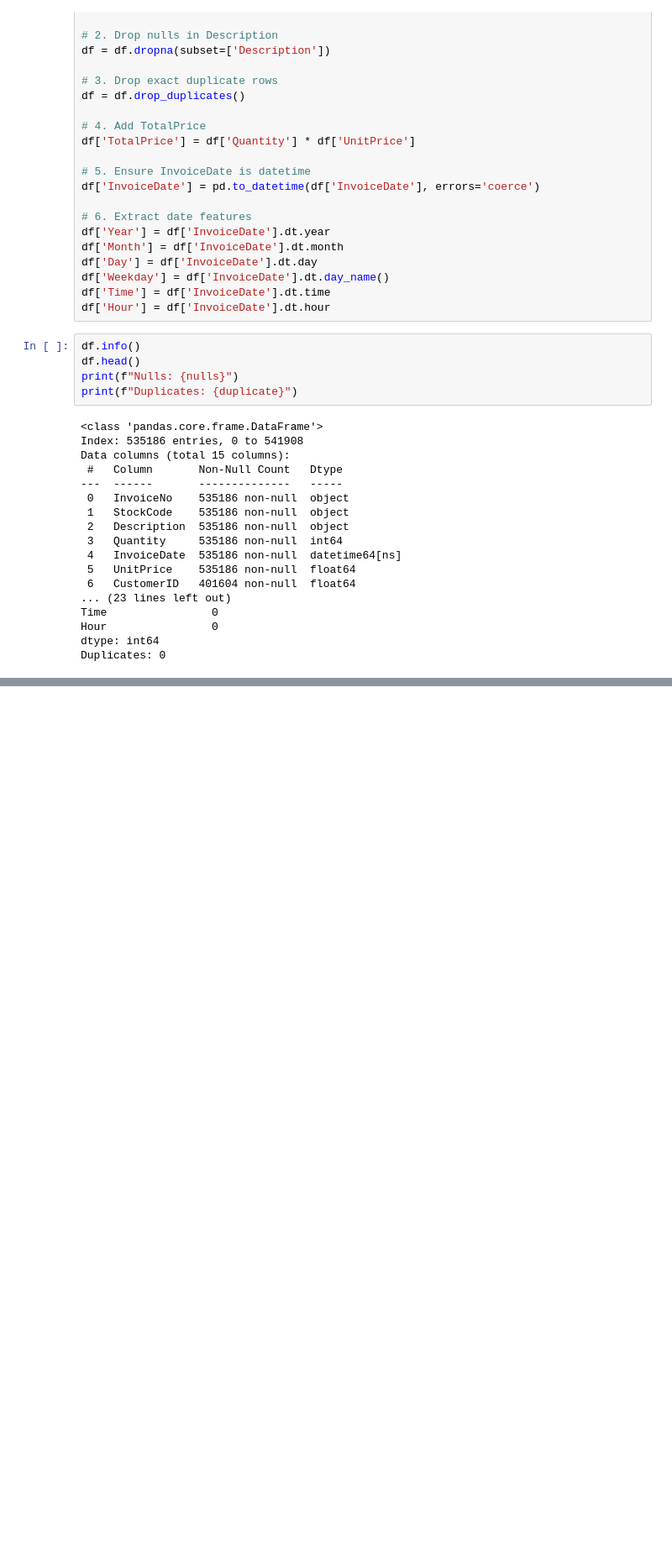
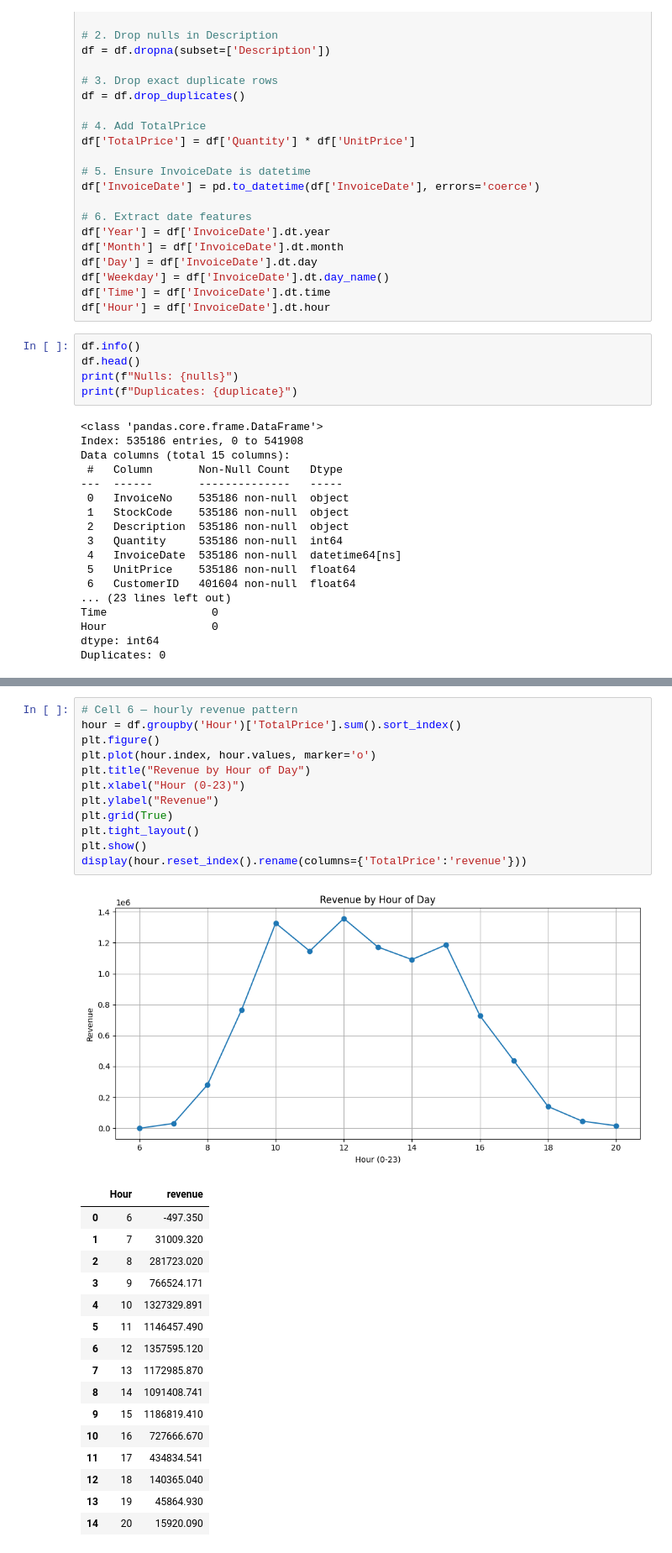
Before and after one commit to moodv/data-analytics-portfolio, a Jupyter notebook: Project2-online-retail/notebooks/EDA.ipynb, the cells around one changed output, grey strips where cells are left out. Shown at 84% size. Saved outputs shown, nothing was run; the diff lists cells and outputs as text; blank space fills up the shorter version.

```diff
--- a/Project2-online-retail/notebooks/EDA.ipynb
+++ b/Project2-online-retail/notebooks/EDA.ipynb
@@ -96,0 +248,30 @@ Duplicates: 0
+# %%
+# Cell 6 — hourly revenue pattern
+hour = df.groupby('Hour')['TotalPrice'].sum().sort_index()
+plt.figure()
+plt.plot(hour.index, hour.values, marker='o')
+plt.title("Revenue by Hour of Day")
+plt.xlabel("Hour (0-23)")
+plt.ylabel("Revenue")
+plt.grid(True)
+plt.tight_layout()
+plt.show()
+display(hour.reset_index().rename(columns={'TotalPrice':'revenue'}))
+# %% [output]
+[figure, added]
+|  | Hour | revenue |
+| 0 | 6 | -497.350 |
+| 1 | 7 | 31009.320 |
+| 2 | 8 | 281723.020 |
+| 3 | 9 | 766524.171 |
+| 4 | 10 | 1327329.891 |
+| 5 | 11 | 1146457.490 |
+| 6 | 12 | 1357595.120 |
+| 7 | 13 | 1172985.870 |
+| 8 | 14 | 1091408.741 |
+| 9 | 15 | 1186819.410 |
+| 10 | 16 | 727666.670 |
+| 11 | 17 | 434834.541 |
+| 12 | 18 | 140365.040 |
+| 13 | 19 | 45864.930 |
+| 14 | 20 | 15920.090 |
```
Also changed, not shown: parts of 16 cells of this notebook.
